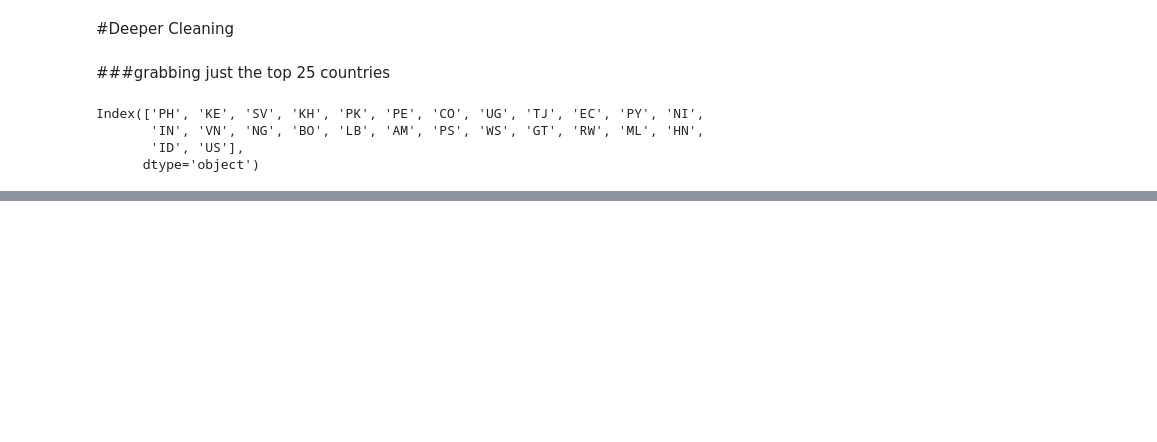
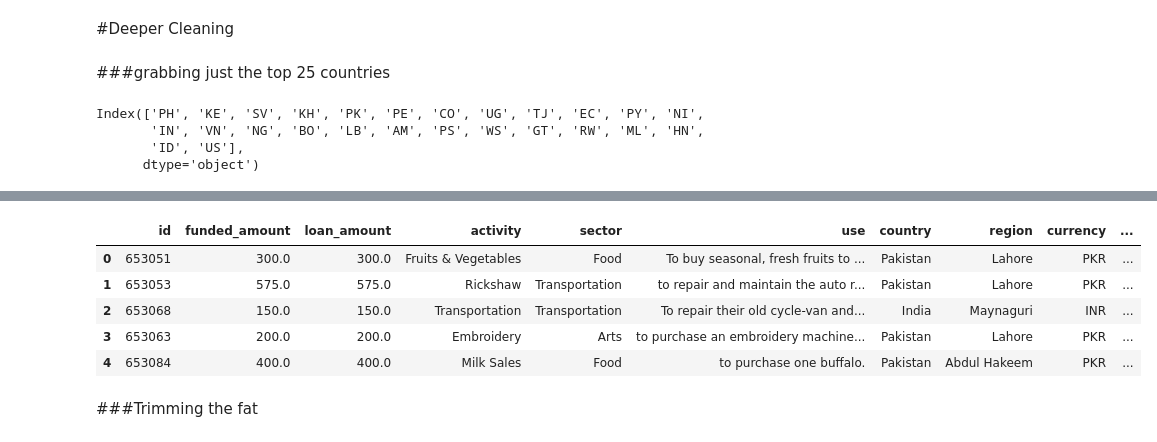
Before and after one commit to zacksnyder-lsds/Unit_1_build_week, a Jupyter notebook: Unit_1_build_week.ipynb, the cells around one changed output, grey strips where cells are left out. Drawn from its saved outputs; the diff is of its cells as text; code cells hidden in the pictures; blank space fills up the shorter version.

```diff
--- a/Unit_1_build_week.ipynb
+++ b/Unit_1_build_week.ipynb
@@ -118,0 +127,4 @@ kiva[['top_25_countries','country_code']].sample(10)
+# %%
+#getting rid of the unneeded column to keep things tidy
+kiva.drop('country_code', axis=1, inplace=True)
+kiva.sample(3)
@@ -118,0 +138,3 @@ kiva[['top_25_countries','country_code']].sample(10)
+# %%
+#creating a column for single borrowers
+kiva['single_gender'] = 'More than 1 borrower'
@@ -118,0 +158,13 @@ kiva[['top_25_countries','country_code']].sample(10)
+# %%
+#getting rid of the unneeded column
+kiva.drop('borrower_genders', axis=1, inplace=True)
+kiva.head()
+# %% [output]
+|  | id | funded_amount | loan_amount | activity | sector | use | country | region | currency | ... |
+| 0 | 653051 | 300.0 | 300.0 | Fruits & Vegetables | Food | To buy seasonal, fresh fruits to ... | Pakistan | Lahore | PKR | ... |
+| 1 | 653053 | 575.0 | 575.0 | Rickshaw | Transportation | to repair and maintain the auto r... | Pakistan | Lahore | PKR | ... |
+| 2 | 653068 | 150.0 | 150.0 | Transportation | Transportation | To repair their old cycle-van and... | India | Maynaguri | INR | ... |
+| 3 | 653063 | 200.0 | 200.0 | Embroidery | Arts | to purchase an embroidery machine... | Pakistan | Lahore | PKR | ... |
+| 4 | 653084 | 400.0 | 400.0 | Milk Sales | Food | to purchase one buffalo. | Pakistan | Abdul Hakeem | PKR | ... |
+# %% [markdown]
+###Trimming the fat
```
Also changed, not shown: parts of 13 cells of this notebook.
